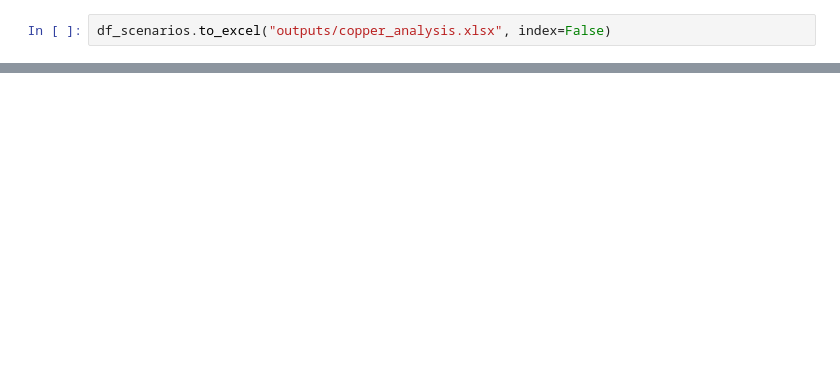
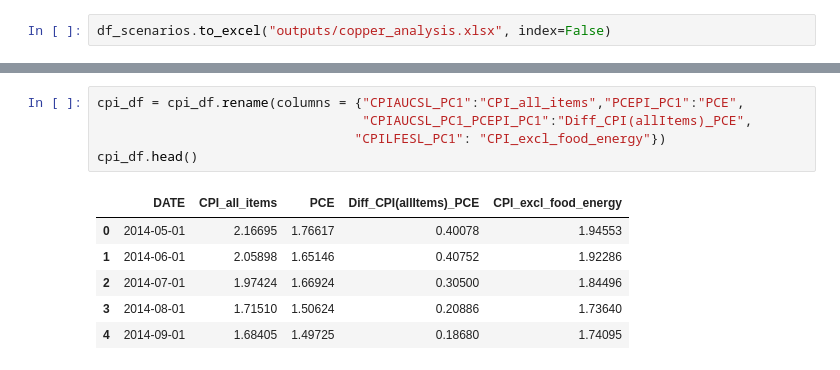
Before and after one commit to florencex5/Hard_Commodities, a Jupyter notebook: Copper_Analysis.ipynb, the cells around one changed output, grey strips where cells are left out. Drawn from its saved outputs; the diff is of its cells as text; blank space fills up the shorter version.

```diff
--- a/Copper_Analysis.ipynb
+++ b/Copper_Analysis.ipynb
@@ -93,0 +151,12 @@ df_scenarios.to_excel("outputs/copper_analysis.xlsx", index=False)
+# %%
+cpi_df = cpi_df.rename(columns = {"CPIAUCSL_PC1":"CPI_all_items","PCEPI_PC1":"PCE",
+                                  "CPIAUCSL_PC1_PCEPI_PC1":"Diff_CPI(allItems)_PCE",
+                                 "CPILFESL_PC1": "CPI_excl_food_energy"})
+cpi_df.head()
+# %% [output]
+|  | DATE | CPI_all_items | PCE | Diff_CPI(allItems)_PCE | CPI_excl_food_energy |
+| 0 | 2014-05-01 | 2.16695 | 1.76617 | 0.40078 | 1.94553 |
+| 1 | 2014-06-01 | 2.05898 | 1.65146 | 0.40752 | 1.92286 |
+| 2 | 2014-07-01 | 1.97424 | 1.66924 | 0.30500 | 1.84496 |
+| 3 | 2014-08-01 | 1.71510 | 1.50624 | 0.20886 | 1.73640 |
+| 4 | 2014-09-01 | 1.68405 | 1.49725 | 0.18680 | 1.74095 |
```
Also changed, not shown: parts of 9 cells of this notebook.
